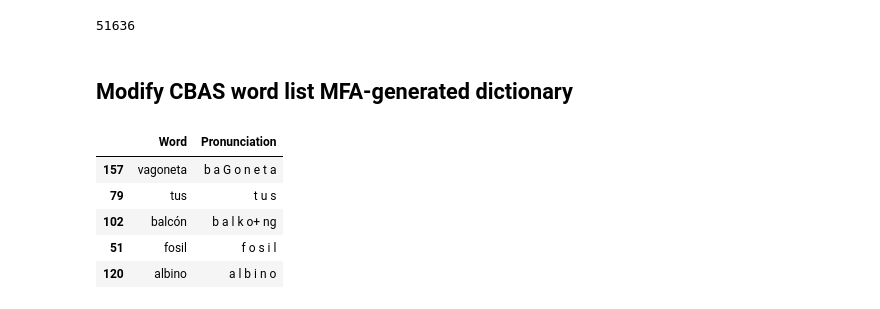
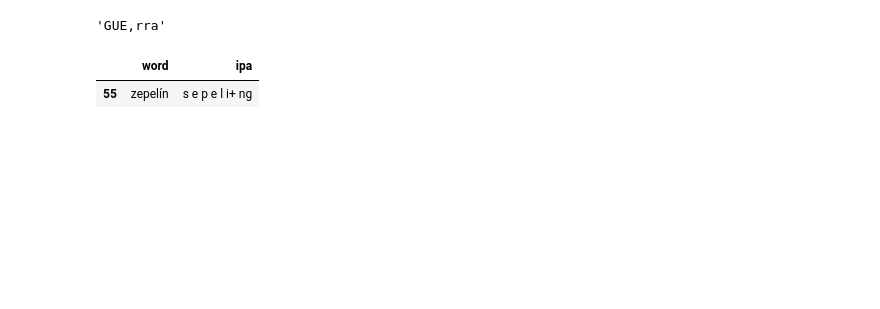
Before and after one commit to anniehelms/Bay_Area_Spanish, a Jupyter notebook: 00_Stress_dict.ipynb, the cells around one changed output. Drawn from its saved outputs; the diff is of its cells as text; code cells hidden in the pictures; blank space fills up the shorter version.

```diff
--- a/00_Stress_dict.ipynb
+++ b/00_Stress_dict.ipynb
@@ -28,18 +11,20 @@ sp_phon.head()
-# %%
-sp_phon.to_csv("dicts/sp_phon_stress.csv", index = False)
-len(sp_phon)
-# %% [output]
-51636
-# %% [markdown]
-## Modify CBAS word list MFA-generated dictionary
+# %%
+# create function to take in word input and generate uppercase for stressed syllable
+
+def stress(word):
+    syllables, stress = syllabize(word)
+    return ','.join(s if stress != i else s.upper() for (i, s) in enumerate(syllables))
+
+# enter nonce word
+stress("guerra")
+# %% [output]
+'GUE,rra'
 # %%
+# import dataframe of female wordlist productions
+
 female = pd.read_csv("dicts/cbas_female_dictionary.txt", sep = "\t", header = None)
-female.columns = ["Word", "Pronunciation"]
-female.sample(5)
+female.columns = ["word", "ipa"]
+female.sample()
 # %% [output]
-|  | Word | Pronunciation |
-| 157 | vagoneta | b a G o n e t a |
-| 79 | tus | t u s |
-| 102 | balcón | b a l k o+ ng |
-| 51 | fosil | f o s i l |
-| 120 | albino | a l b i n o |
+|  | word | ipa |
+| 55 | zepelín | s e p e l i+ ng |
```
Also changed, not shown: parts of 26 cells of this notebook, 17 other files.
